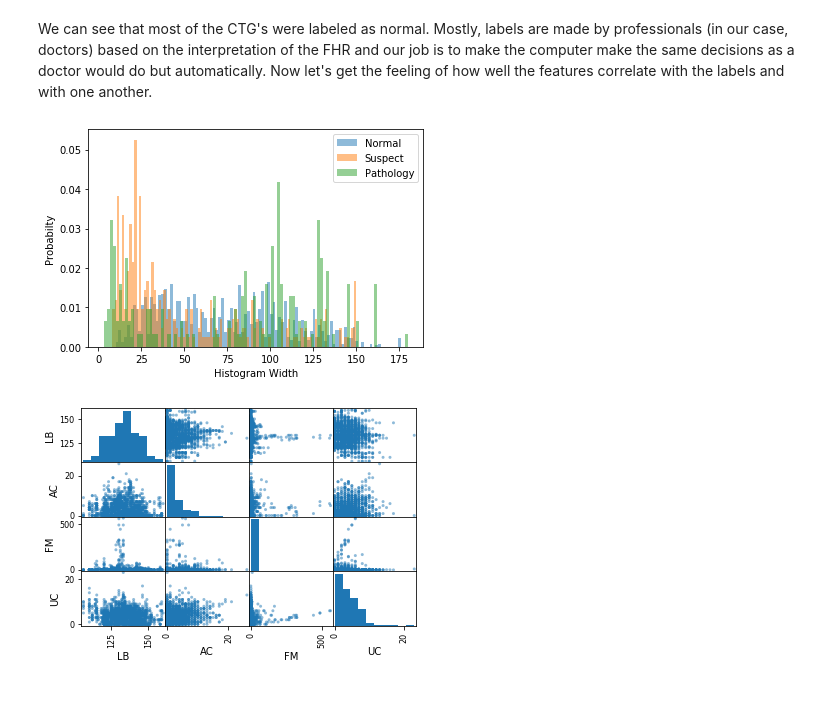
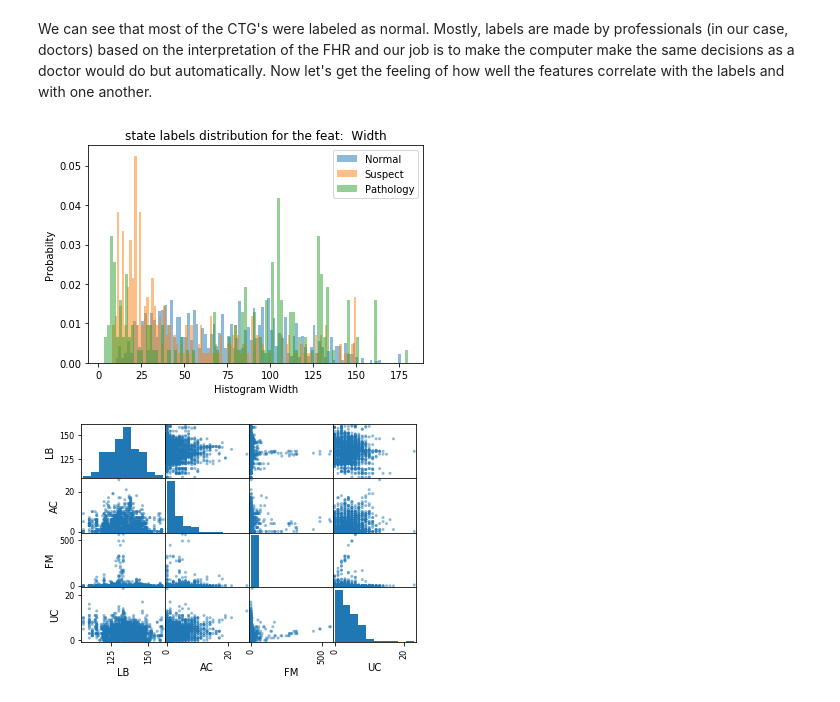
Before and after one commit to mlh-master/hw1_mlh-nathan-hadas, a Jupyter notebook: HW1.ipynb, the cells around one changed output. Saved outputs shown, nothing was run; the diff lists cells and outputs as text; code cells hidden in the pictures.

```diff
--- a/HW1.ipynb
+++ b/HW1.ipynb
@@ -311,15 +317,16 @@ We can see that most of the CTG's were labeled as normal. Mostly, labels are mad
 # %%
 bins = 100
 feat = 'Width'
 plt.hist(CTG_features[feat].loc[idx_1], bins, density=True, alpha=0.5, label='Normal')
 plt.hist(CTG_features[feat].loc[idx_2], bins, density=True, alpha=0.5, label='Suspect')
 plt.hist(CTG_features[feat].loc[idx_3], bins, density=True, alpha=0.5, label='Pathology')
 plt.xlabel('Histogram Width')
 plt.ylabel('Probabilty')
 plt.legend(loc='upper right')
+plt.title('state labels distribution for the feat:  ' + feat) # H.N
 plt.show()
 # %% [output]
-[figure, old version]
+[figure, new version]
 # %%
 pd.plotting.scatter_matrix(CTG_features[['LB','AC','FM','UC']])
 plt.show()
```
Also changed, not shown: parts of 27 cells of this notebook, 2 other files.
